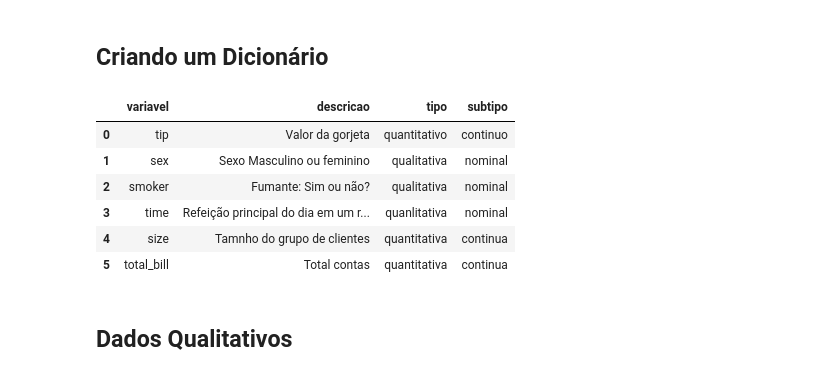
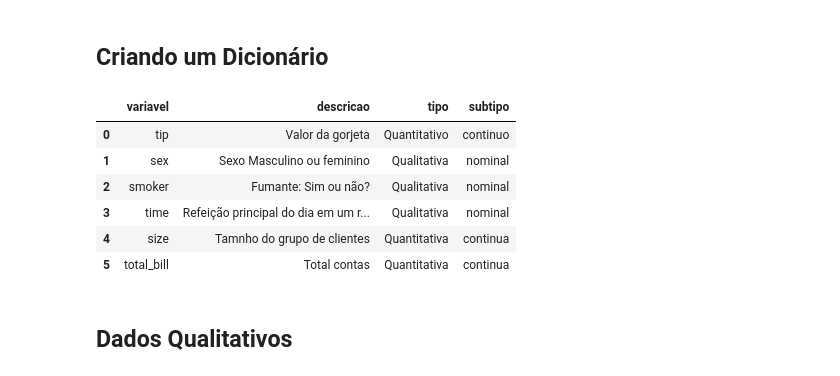
Before and after one commit to HugoSantos-XD/avanti-bootcamp-cdd, a Jupyter notebook: notebooks/02-estatistica-descritiva/tips.ipynb, the cells around one changed output. Saved outputs shown, nothing was run; the diff lists cells and outputs as text; code cells hidden in the pictures.

```diff
--- a/notebooks/02-estatistica-descritiva/tips.ipynb
+++ b/notebooks/02-estatistica-descritiva/tips.ipynb
@@ -58,47 +58,47 @@ df_dict = pd.DataFrame([
     {
         "variavel": "tip",
         "descricao": "Valor da gorjeta",
-        "tipo": "quantitativo",
+        "tipo": "Quantitativo",
         "subtipo": "continuo",
     },{
         "variavel": "sex",
         "descricao": "Sexo Masculino ou feminino",
-        "tipo": "qualitativa",
+        "tipo": "Qualitativa",
         "subtipo": "nominal"
     },{
         "variavel": "smoker",
         "descricao": "Fumante: Sim ou não?",
-        "tipo": "qualitativa",
+        "tipo": "Qualitativa",
         "subtipo": "nominal"
     },{
         "variavel": "time",
         "descricao": "Refeição principal do dia em um restaurante, como almoço ou jantar.",
-        "tipo": "quanlitativa",
+        "tipo": "Qualitativa",
         "subtipo": "nominal"
     },{
         "variavel": "size",
         "descricao": "Tamnho do grupo de clientes",
-        "tipo": "quantitativa",
+        "tipo": "Quantitativa",
         "subtipo": "continua",
     },{
         "variavel": "total_bill",
         "descricao": "Total contas",
-        "tipo": "quantitativa",
+        "tipo": "Quantitativa",
         "subtipo": "continua",
 
 
     }
 ])
 
 df_dict
 # %% [output]
 |  | variavel | descricao | tipo | subtipo |
-| 0 | tip | Valor da gorjeta | quantitativo | continuo |
-| 1 | sex | Sexo Masculino ou feminino | qualitativa | nominal |
-| 2 | smoker | Fumante: Sim ou não? | qualitativa | nominal |
-| 3 | time | Refeição principal do dia em um r... | quanlitativa | nominal |
-| 4 | size | Tamnho do grupo de clientes | quantitativa | continua |
-| 5 | total_bill | Total contas | quantitativa | continua |
+| 0 | tip | Valor da gorjeta | Quantitativo | continuo |
+| 1 | sex | Sexo Masculino ou feminino | Qualitativa | nominal |
+| 2 | smoker | Fumante: Sim ou não? | Qualitativa | nominal |
+| 3 | time | Refeição principal do dia em um r... | Qualitativa | nominal |
+| 4 | size | Tamnho do grupo de clientes | Quantitativa | continua |
+| 5 | total_bill | Total contas | Quantitativa | continua |
 # %% [markdown]
 ## Dados Qualitativos
 # %%
```
Also changed, not shown: parts of 6 cells of this notebook, 2 other files.
